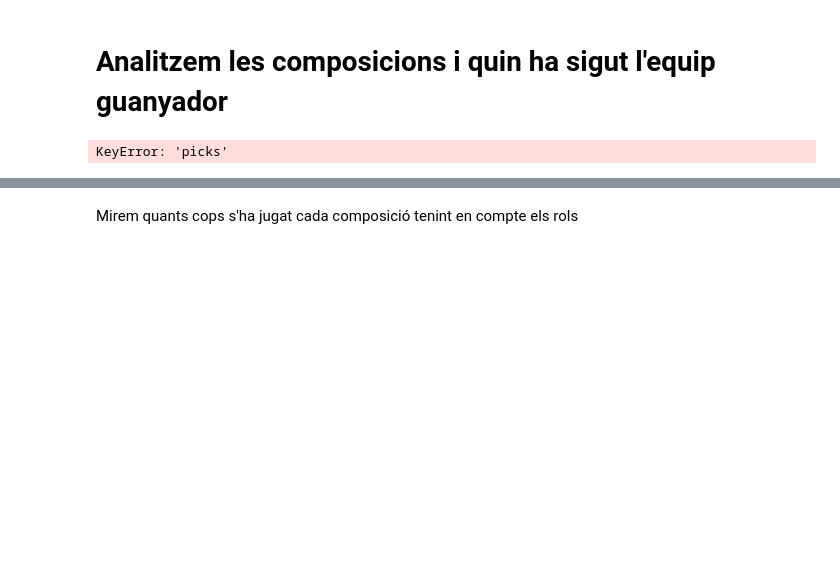
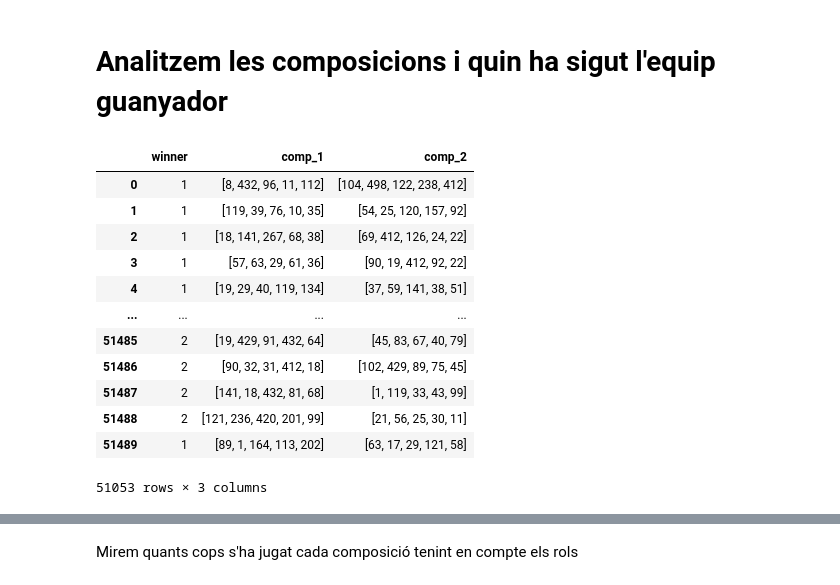
Before and after one commit to abeelef/Kaggle_APC, a Jupyter notebook: NotebookLeagueOfLegends.ipynb, the cells around one changed output, grey strips where cells are left out. Saved outputs shown, nothing was run; the diff lists cells and outputs as text; code cells hidden in the pictures; blank space fills up the shorter version.

```diff
--- a/NotebookLeagueOfLegends.ipynb
+++ b/NotebookLeagueOfLegends.ipynb
@@ -213,25 +214,42 @@ champs_data
 # %% [markdown]
 # Analitzem les composicions i quin ha sigut l'equip guanyador
 # %%
-# Analizem el winrate i pick/ban rate de cada campió
 champs_t1, champs_t2, bans_t1, bans_t2 = [],[],[],[]
+
 
 for column in data.columns:
     if 'id' in column:
         if 't1' in column and column not in champs_t1:
             champs_t1.append(column)
         elif 't2' in column and column not in champs_t2:
             champs_t2.append(column)
     if 'ban' in column:
         if 't1' in column and column not in bans_t1:
             bans_t1.append(column)
         elif 't2' in column and column not in bans_t2:
             bans_t2.append(column)
 
+data['picks'] = data[champs_t1 + champs_t2].values.tolist()
+data['bans'] = data[bans_t1 + bans_t2].values.tolist()
+
+data['comp'] = data[champs_t1 + champs_t2].values.tolist()
+
 data['comp_1'] = data['picks'].apply(lambda x: x[:5])
 data['comp_2'] = data['picks'].apply(lambda x: x[5:])
 
 
 data[['winner','comp_1','comp_2']]
 # %% [output]
+|  | winner | comp_1 | comp_2 |
+| 0 | 1 | [8, 432, 96, 11, 112] | [104, 498, 122, 238, 412] |
+| 1 | 1 | [119, 39, 76, 10, 35] | [54, 25, 120, 157, 92] |
+| 2 | 1 | [18, 141, 267, 68, 38] | [69, 412, 126, 24, 22] |
+| 3 | 1 | [57, 63, 29, 61, 36] | [90, 19, 412, 92, 22] |
+| 4 | 1 | [19, 29, 40, 119, 134] | [37, 59, 141, 38, 51] |
+| ... | ... | ... | ... |
+| 51485 | 2 | [19, 429, 91, 432, 64] | [45, 83, 67, 40, 79] |
+| 51486 | 2 | [90, 32, 31, 412, 18] | [102, 429, 89, 75, 45] |
+| 51487 | 2 | [141, 18, 432, 81, 68] | [1, 119, 33, 43, 99] |
+| 51488 | 2 | [121, 236, 420, 201, 99] | [21, 56, 25, 30, 11] |
+| 51489 | 1 | [89, 1, 164, 113, 202] | [63, 17, 29, 121, 58] |
-KeyError: 'picks'
+51053 rows × 3 columns
```
Also changed, not shown: parts of 24 cells of this notebook.
